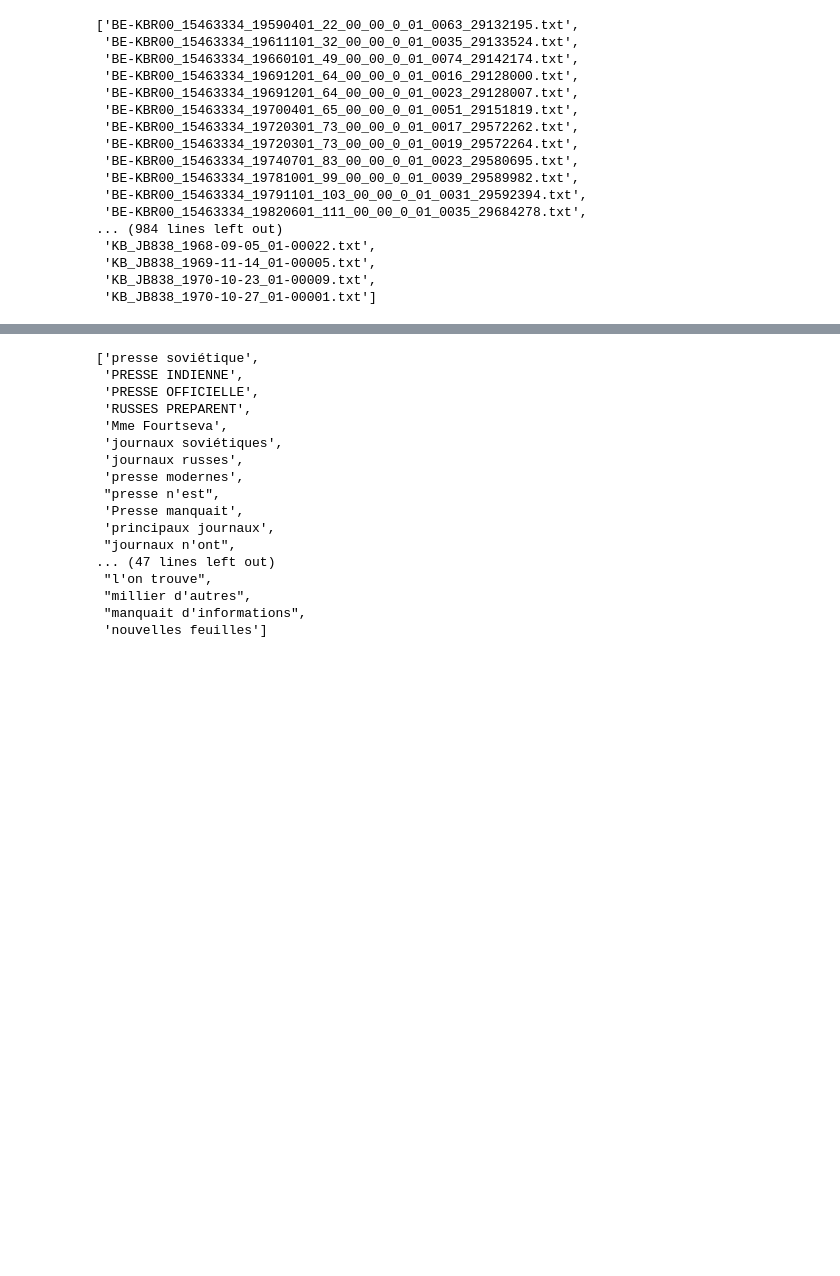
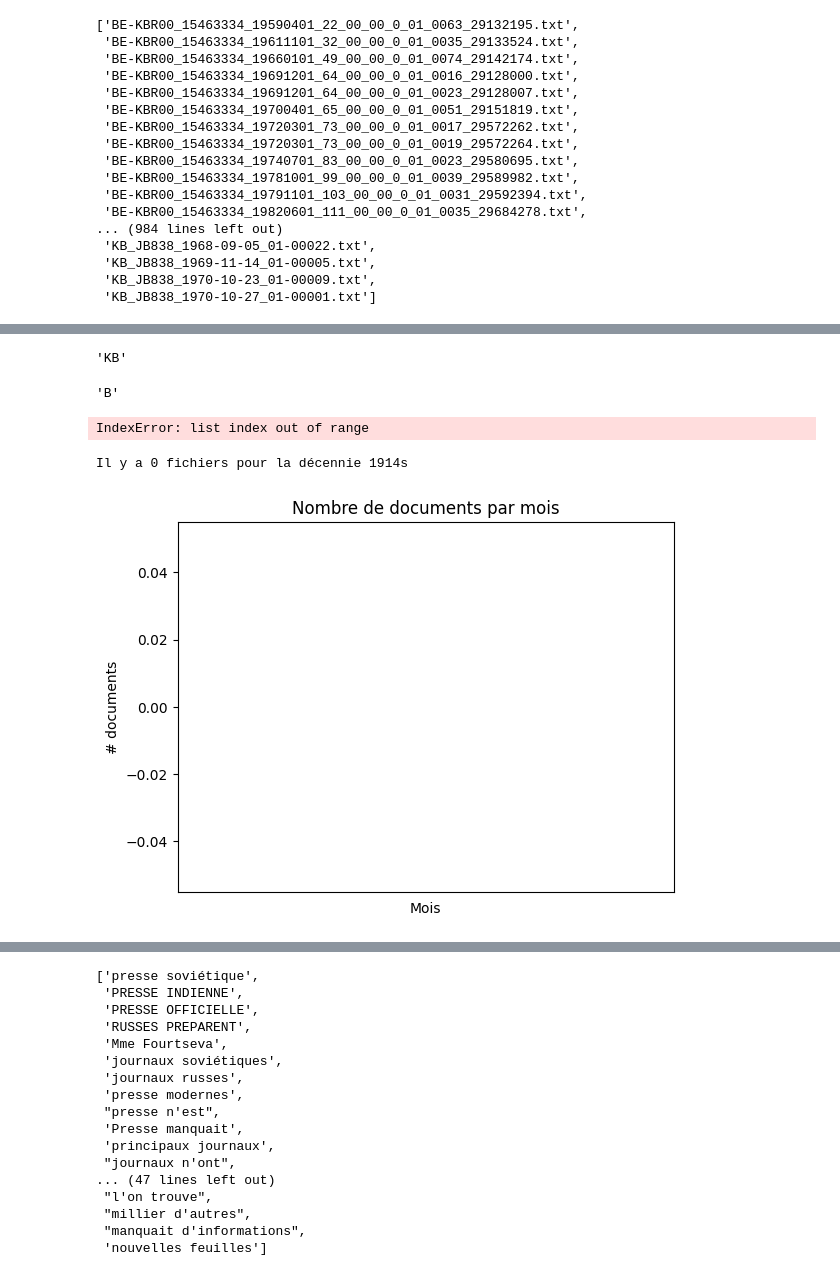
Before and after one commit to Angelot-2/tac, a Jupyter notebook: tps/tp4/tp_final.ipynb, the cells around one changed output, grey strips where cells are left out. Saved outputs shown, nothing was run; the diff lists cells and outputs as text; code cells hidden in the pictures; blank space fills up the shorter version.

```diff
--- a/tps/tp4/tp_final.ipynb
+++ b/tps/tp4/tp_final.ipynb
@@ -95,0 +155,8 @@ this_file
+# %%
+year[:2]
+# %% [output]
+'KB'
+# %%
+year[-1]
+# %% [output]
+'B'
@@ -96,3 +165,41 @@ this_file
+# %%
+count_decade = defaultdict(int)
+count_month = defaultdict(int)
+count_newspapers = defaultdict(int)
+covered_years = set()
+
+for f in files:
+    if "_" in f and f.endswith("txt"):
+        elems = f.split("_")
+
+        newspaper = elems[1]
+
+        year = elems[0].split("-")[0]
+        covered_years.add(year)
+        decade = year[:3] + "0s"
+
+        month = int(elems[1].split("-")[1])
+        count_decade[decade] += 1
+        count_newspapers[newspaper] += 1
+        count_month[month] += 1
+    else:
+        print(f"Anomalous file: {f}")
+# %% [output]
+IndexError: list index out of range
+# %%
+print(f"Il y a {count_decade['1914s']} fichiers pour la décennie 1914s")
+# %% [output]
+Il y a 0 fichiers pour la décennie 1914s
+# %%
+index = np.arange(len(count_month))
+plt.bar(index, count_month.values())
+plt.xlabel('Mois')
+plt.ylabel('# documents')
+plt.xticks(index, count_month.keys(), fontsize=8, rotation=20)
+plt.title('Nombre de documents par mois')
+plt.show()
+# %% [output]
+[figure, added]
 # %%
 # Récupérer le texte du fichier
 text = open(os.path.join(data_path, this_file), 'r', encoding='utf-8').read()
```
Also changed, not shown: parts of 26 cells of this notebook.
